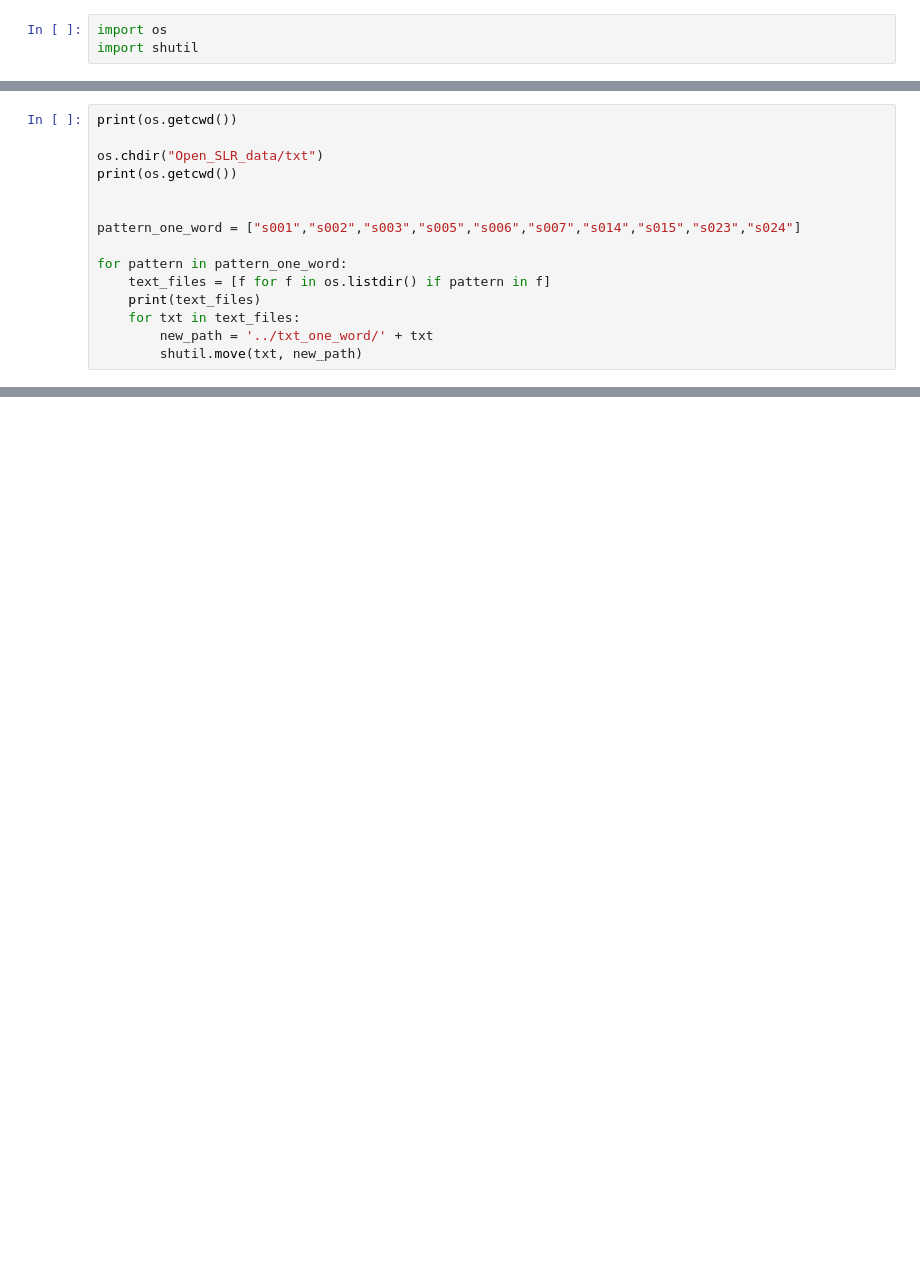
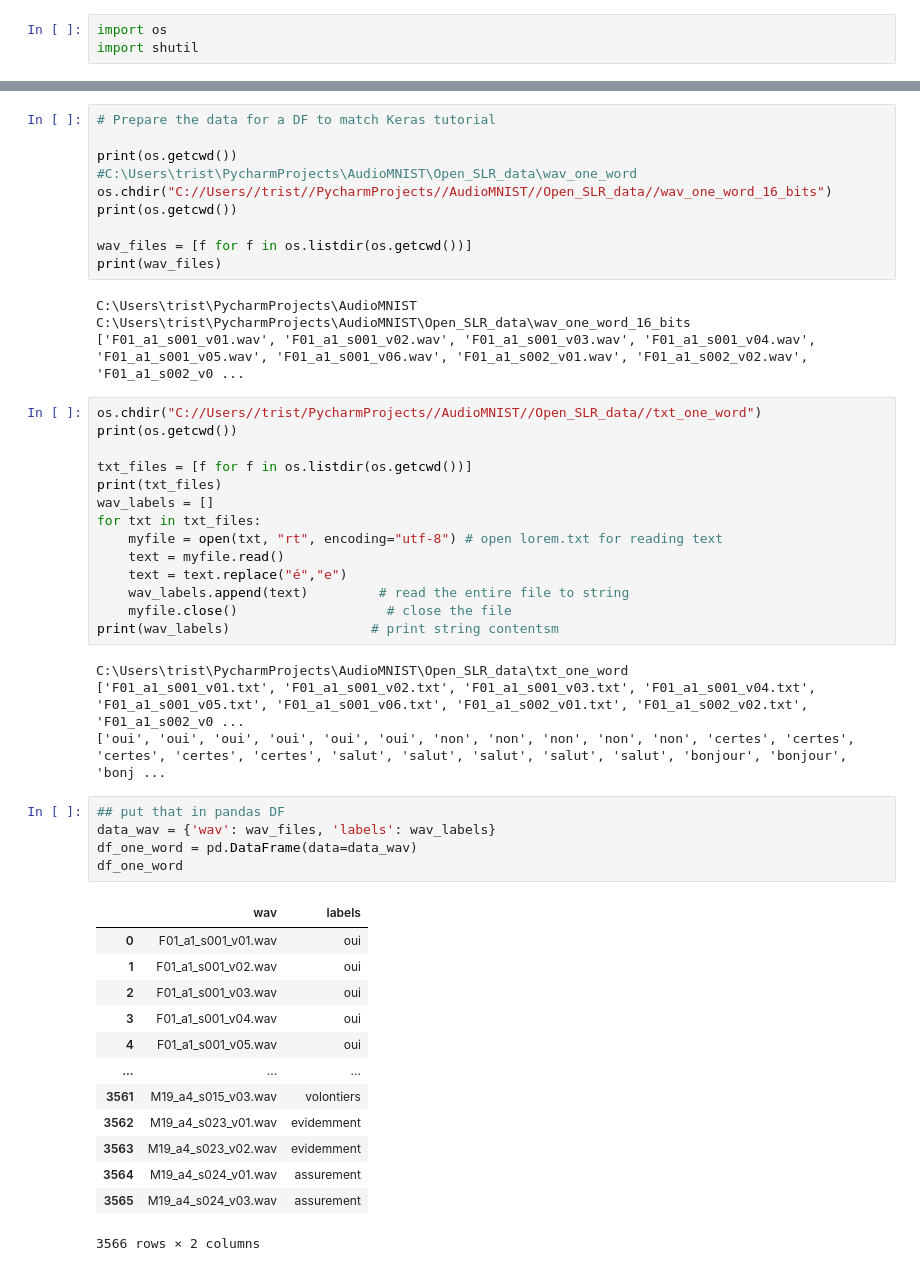
Before and after one commit to Atomme1/AudioMNIST, a Jupyter notebook: att_hack_one_word.ipynb, the cells around one changed output, grey strips where cells are left out. Cells and saved outputs as stored; diff of their text form; blank space fills up the shorter version.

Commit message:
test model att_hack dataset with one word classification

```diff
--- a/att_hack_one_word.ipynb
+++ b/att_hack_one_word.ipynb
@@ -33,15 +10,0 @@ for pattern in pattern_one_word:
-# %%
-print(os.getcwd())
-
-os.chdir("Open_SLR_data/txt")
-print(os.getcwd())
-
-
-pattern_one_word = ["s001","s002","s003","s005","s006","s007","s014","s015","s023","s024"]
-
-for pattern in pattern_one_word:
-    text_files = [f for f in os.listdir() if pattern in f]
-    print(text_files)
-    for txt in text_files:
-        new_path = '../txt_one_word/' + txt
-        shutil.move(txt, new_path)
@@ -60,0 +20,51 @@ C:\Users\trist\PycharmProjects\AudioMNIST\Open_SLR_data\txt
+# %%
+# Prepare the data for a DF to match Keras tutorial
+
+print(os.getcwd())
+#C:\Users\trist\PycharmProjects\AudioMNIST\Open_SLR_data\wav_one_word
+os.chdir("C://Users//trist//PycharmProjects//AudioMNIST//Open_SLR_data//wav_one_word_16_bits")
+print(os.getcwd())
+
+wav_files = [f for f in os.listdir(os.getcwd())]
+print(wav_files)
+# %% [output]
+C:\Users\trist\PycharmProjects\AudioMNIST
+C:\Users\trist\PycharmProjects\AudioMNIST\Open_SLR_data\wav_one_word_16_bits
+['F01_a1_s001_v01.wav', 'F01_a1_s001_v02.wav', 'F01_a1_s001_v03.wav', 'F01_a1_s001_v04.wav', 'F01_a1_s001_v05.wav', 'F01_a1_s001_v06.wav', 'F01_a1_s002_v01.wav', 'F01_a1_s002_v02.wav', 'F01_a1_s002_v0 ...
+# %%
+os.chdir("C://Users//trist/PycharmProjects//AudioMNIST//Open_SLR_data//txt_one_word")
+print(os.getcwd())
+
+txt_files = [f for f in os.listdir(os.getcwd())]
+print(txt_files)
+wav_labels = []
+for txt in txt_files:
+    myfile = open(txt, "rt", encoding="utf-8") # open lorem.txt for reading text
+    text = myfile.read()
+    text = text.replace("é","e")
+    wav_labels.append(text)         # read the entire file to string
+    myfile.close()                   # close the file
+print(wav_labels)                  # print string contentsm
+# %% [output]
+C:\Users\trist\PycharmProjects\AudioMNIST\Open_SLR_data\txt_one_word
+['F01_a1_s001_v01.txt', 'F01_a1_s001_v02.txt', 'F01_a1_s001_v03.txt', 'F01_a1_s001_v04.txt', 'F01_a1_s001_v05.txt', 'F01_a1_s001_v06.txt', 'F01_a1_s002_v01.txt', 'F01_a1_s002_v02.txt', 'F01_a1_s002_v0 ...
+['oui', 'oui', 'oui', 'oui', 'oui', 'oui', 'non', 'non', 'non', 'non', 'non', 'certes', 'certes', 'certes', 'certes', 'certes', 'salut', 'salut', 'salut', 'salut', 'salut', 'bonjour', 'bonjour', 'bonj ...
+# %%
+## put that in pandas DF
+data_wav = {'wav': wav_files, 'labels': wav_labels}
+df_one_word = pd.DataFrame(data=data_wav)
+df_one_word
+# %% [output]
+|  | wav | labels |
+| 0 | F01_a1_s001_v01.wav | oui |
+| 1 | F01_a1_s001_v02.wav | oui |
+| 2 | F01_a1_s001_v03.wav | oui |
+| 3 | F01_a1_s001_v04.wav | oui |
+| 4 | F01_a1_s001_v05.wav | oui |
+| ... | ... | ... |
+| 3561 | M19_a4_s015_v03.wav | volontiers |
+| 3562 | M19_a4_s023_v01.wav | evidemment |
+| 3563 | M19_a4_s023_v02.wav | evidemment |
+| 3564 | M19_a4_s024_v01.wav | assurement |
+| 3565 | M19_a4_s024_v03.wav | assurement |
+3566 rows × 2 columns
```
Also changed, not shown: parts of 16 cells of this notebook, 1 other file.
